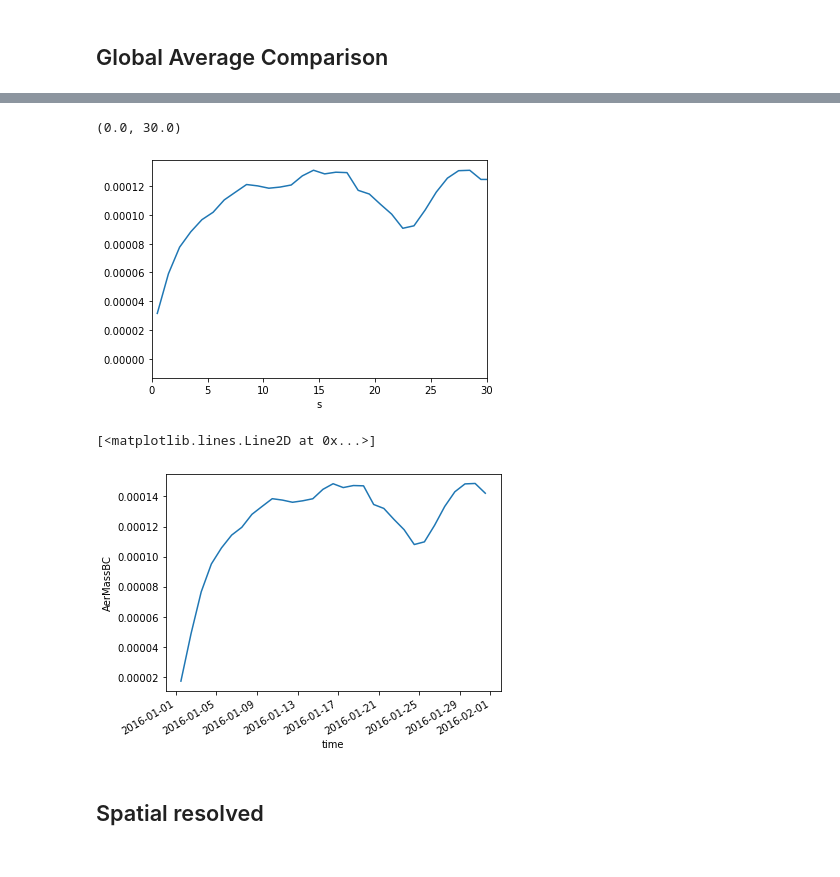
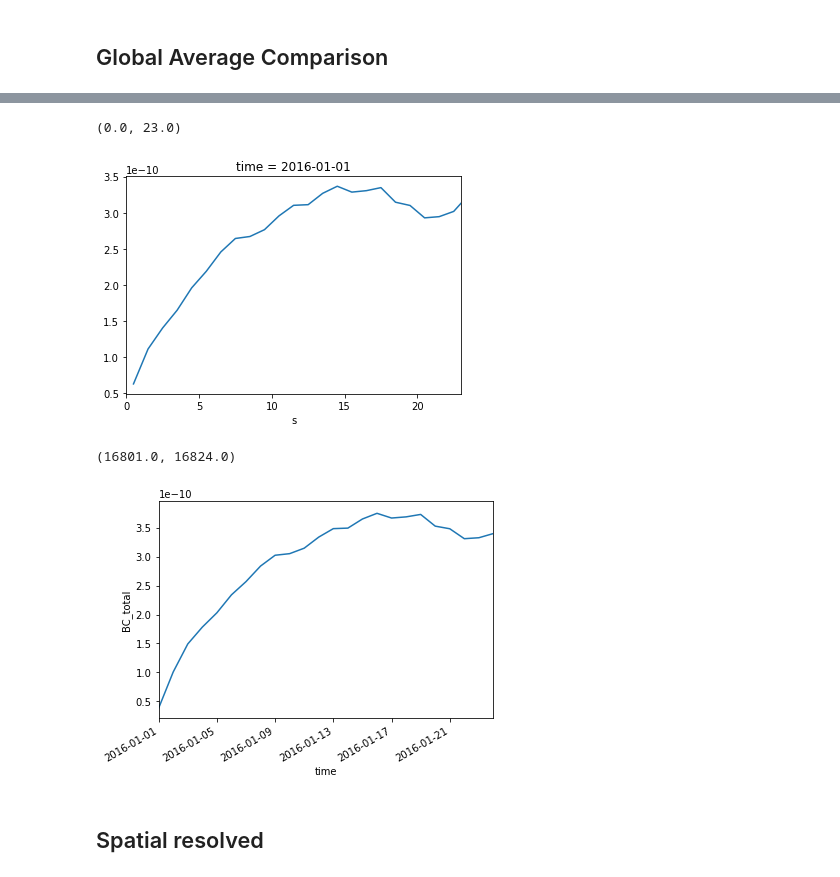
Before and after one commit to lfreese/BC-IRF, a Jupyter notebook: streamlined_GF.ipynb, the cells around one changed output, grey strips where cells are left out. Cells and saved outputs as stored; diff of their text form; code cells hidden in the pictures.

```diff
--- a/streamlined_GF.ipynb
+++ b/streamlined_GF.ipynb
@@ -69,15 +95,17 @@ sec_day = 86400
 utils.combine_BC(ds_emis)
 # %% [markdown]
 ## Define our Conc Difference and Initial Forcing
+# %%
+poll_name = 'BC_total'
 # %%
 if global_mean == True:
-    dc_dt = utils.calc_δc_δt_mean(ds_conc, 'AerMassBC')
+    dc_dt = utils.calc_δc_δt_mean(ds_conc, poll_name)
     dc_dt = dc_dt.assign_coords(time = np.arange(.5,len(dc_dt['time'])+.5))
 
     f0 = (utils.global_w_mean(ds_emis.sel(run = 'delta'), 'EmisBC_Total') -
           utils.global_w_mean(ds_emis.sel(run = 'base'), 'EmisBC_Total')).isel(time = 0)
 else:
-    dc_dt = utils.calc_δc_δt(ds_conc, 'AerMassBC')
+    dc_dt = utils.calc_δc_δt(ds_conc, poll_name)
     dc_dt = dc_dt.assign_coords(time = np.arange(.5,len(dc_dt['time'])+.5))
 
     f0 = (utils.global_w_mean(ds_emis.sel(run = 'delta'), 'EmisBC_Total') -
@@ -161,8 +189,8 @@ ds_emis = ds_emis.assign_coords(tp = np.arange(0,len(ds_emis['tp'])))
 # %%
 ds_emis_gmean = (ds_emis.sel(run = '2x')-
                  ds_emis.sel(run = 'base')).weighted(
-    (ds_emis['AREA']*ds_emis['dz']).sel(run = 'base').isel(tp = 0)).mean(dim = ['lat','lon','lev'])['EmisBC_Total'].compute()
+    (ds_emis['area']*ds_emis['dz']).sel(run = 'base').isel(tp = 0)).mean(dim = ['lat','lon','lev'])['EmisBC_Total'].compute()
 # %%
-G_mean = G.weighted((ds_conc['AREA']*ds_conc['dz']).sel(run = 'delta').isel(time = 0)).mean(dim = ['lat','lon','lev']).compute()
+G_mean = G.weighted((ds_conc['area']*ds_conc['dz']).sel(run = 'delta').isel(time = 0)).mean(dim = ['lat','lon','lev']).compute()
 # %%
 out_mean = G_mean*ds_emis_gmean*dt
@@ -179,14 +207,15 @@ out_mean.plot()
 # %%
 out_mean.sum(dim = 'tp').plot()
-plt.xlim(0,30)
+plt.xlim(0,23)
 # %% [output]
-(0.0, 30.0)
+(0.0, 23.0)
-[figure, old version]
+[figure, new version]
 # %%
-(utils.global_w_mean(ds_conc.sel(run = '2x').fillna(0), 'AerMassBC') - utils.global_w_mean(ds_conc.sel(run = 'base').fillna(0), 'AerMassBC')).plot()
+(utils.global_w_mean(ds_conc.sel(run = '2x').fillna(0), poll_name) - utils.global_w_mean(ds_conc.sel(run = 'base').fillna(0), poll_name)).plot()
+plt.xlim('2016-01-01T00:00:00.000000000','2016-01-24T00:00:00.000000000')
 # %% [output]
-[<matplotlib.lines.Line2D at 0x...>]
+(16801.0, 16824.0)
-[figure, old version]
+[figure, new version]
 # %% [markdown]
 ## Spatial resolved
 # %%
```
Also changed, not shown: parts of 15 cells of this notebook, 9 other files.
